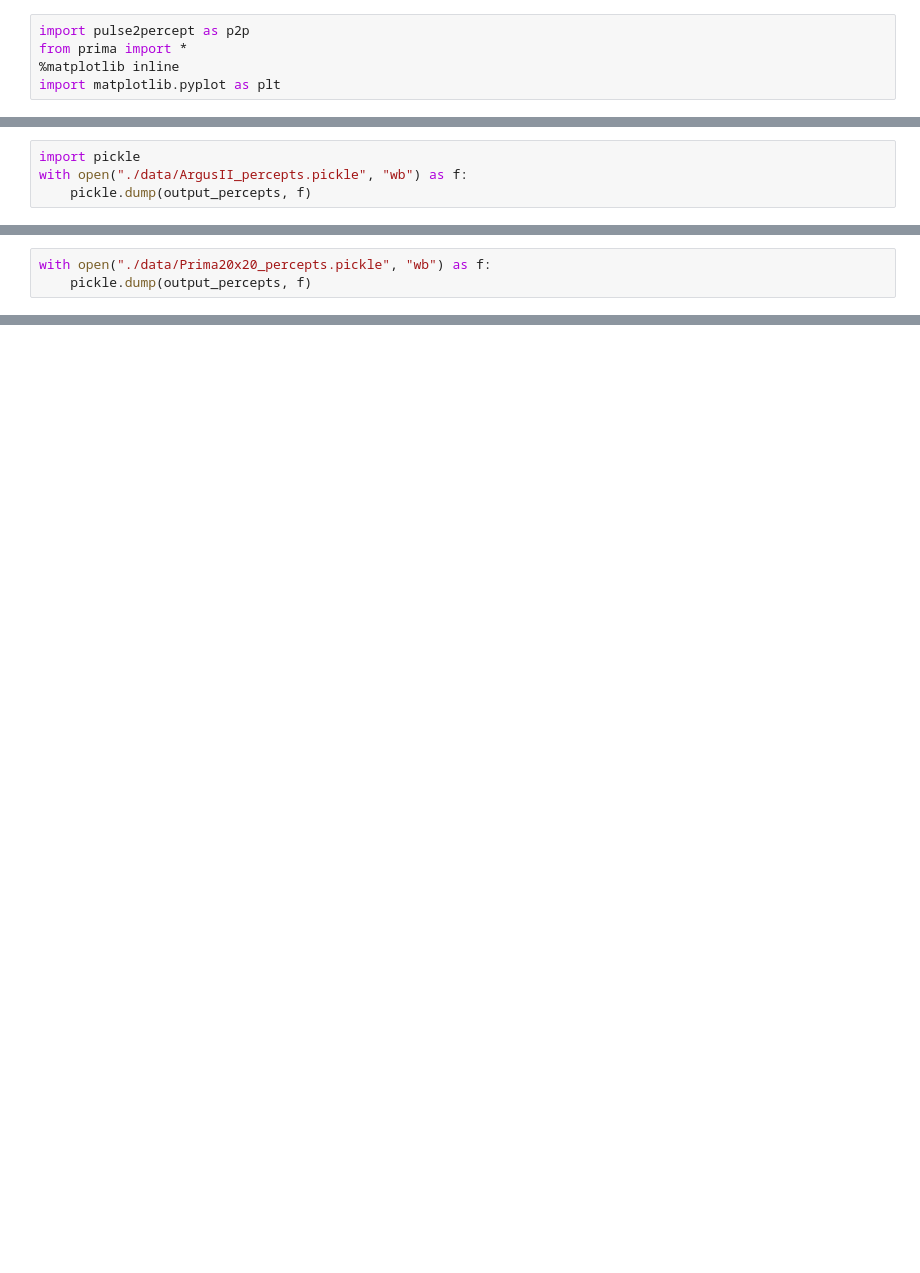
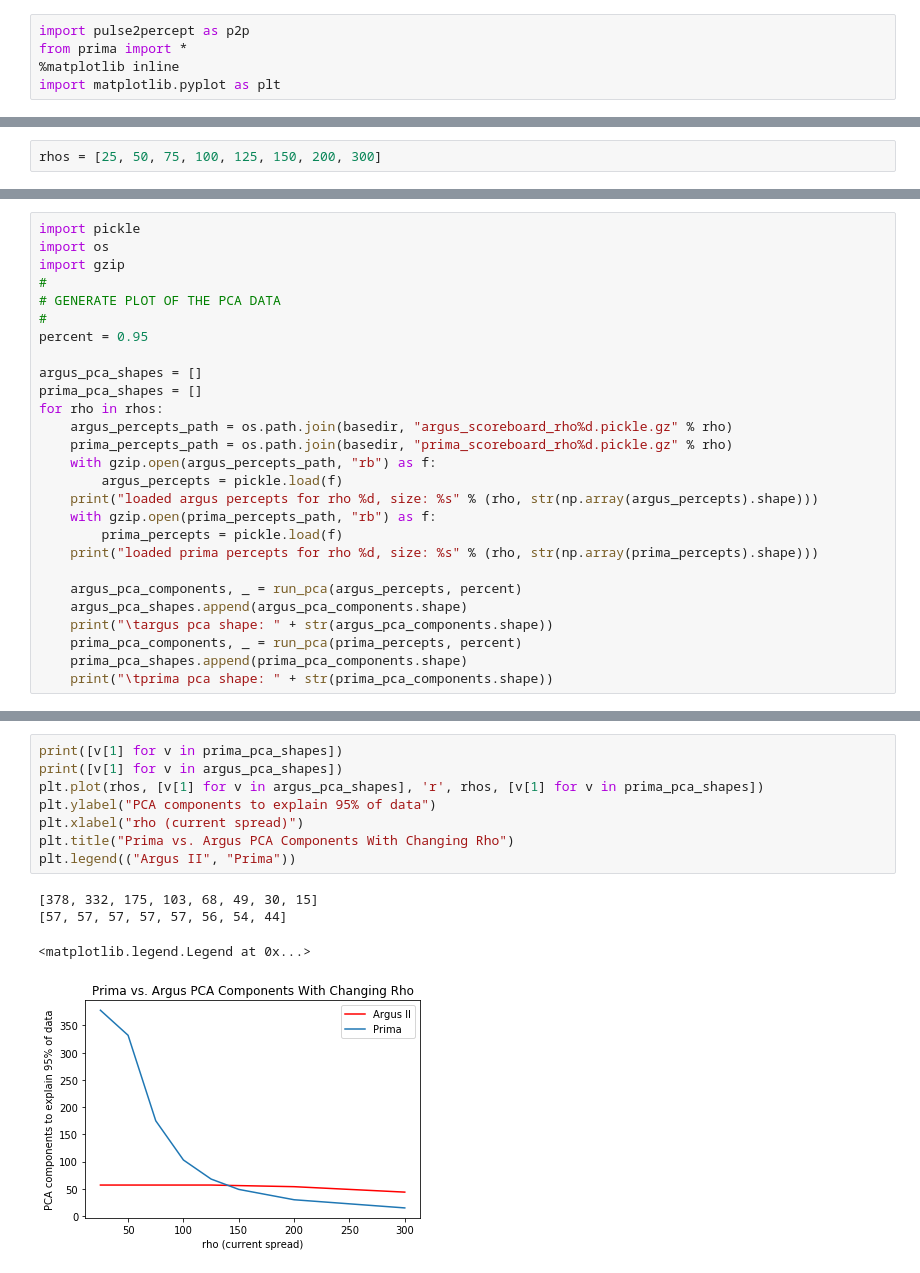
Before and after one commit to garethgeorge/prima-p2p-jupyternb, a Jupyter notebook: gareth-generate-pca-dataset.ipynb, the cells around one changed output, grey strips where cells are left out. Drawn from its saved outputs; the diff is of its cells as text; blank space fills up the shorter version.

```diff
--- a/gareth-generate-pca-dataset.ipynb
+++ b/gareth-generate-pca-dataset.ipynb
@@ -89,4 +27,0 @@ done generating percept for index: 59
-# %%
-import pickle
-with open("./data/ArgusII_percepts.pickle", "wb") as f:
-    pickle.dump(output_percepts, f)
@@ -116,3 +27,0 @@ done generating percept for index: 395
-# %%
-with open("./data/Prima20x20_percepts.pickle", "wb") as f:
-    pickle.dump(output_percepts, f)
@@ -118,0 +105,2 @@ with open("./data/Prima20x20_percepts.pickle", "wb") as f:
+# %%
+rhos = [25, 50, 75, 100, 125, 150, 200, 300]
@@ -118,0 +182,27 @@ with open("./data/Prima20x20_percepts.pickle", "wb") as f:
+# %%
+import pickle
+import os
+import gzip
+#
+# GENERATE PLOT OF THE PCA DATA
+#
+percent = 0.95
+
+argus_pca_shapes = []
+prima_pca_shapes = []
+for rho in rhos:
+    argus_percepts_path = os.path.join(basedir, "argus_scoreboard_rho%d.pickle.gz" % rho)
+    prima_percepts_path = os.path.join(basedir, "prima_scoreboard_rho%d.pickle.gz" % rho)
+    with gzip.open(argus_percepts_path, "rb") as f:
+        argus_percepts = pickle.load(f)
+    print("loaded argus percepts for rho %d, size: %s" % (rho, str(np.array(argus_percepts).shape)))
+    with gzip.open(prima_percepts_path, "rb") as f:
+        prima_percepts = pickle.load(f)
+    print("loaded prima percepts for rho %d, size: %s" % (rho, str(np.array(prima_percepts).shape)))
+
+    argus_pca_components, _ = run_pca(argus_percepts, percent)
+    argus_pca_shapes.append(argus_pca_components.shape)
+    print("\targus pca shape: " + str(argus_pca_components.shape))
+    prima_pca_components, _ = run_pca(prima_percepts, percent)
+    prima_pca_shapes.append(prima_pca_components.shape)
+    print("\tprima pca shape: " + str(prima_pca_components.shape))
@@ -118,0 +227,13 @@ with open("./data/Prima20x20_percepts.pickle", "wb") as f:
+# %%
+print([v[1] for v in prima_pca_shapes])
+print([v[1] for v in argus_pca_shapes])
+plt.plot(rhos, [v[1] for v in argus_pca_shapes], 'r', rhos, [v[1] for v in prima_pca_shapes])
+plt.ylabel("PCA components to explain 95% of data")
+plt.xlabel("rho (current spread)")
+plt.title("Prima vs. Argus PCA Components With Changing Rho")
+plt.legend(("Argus II", "Prima"))
+# %% [output]
+[378, 332, 175, 103, 68, 49, 30, 15]
+[57, 57, 57, 57, 57, 56, 54, 44]
+<matplotlib.legend.Legend at 0x...>
+[figure, added]
```
Also changed, not shown: parts of 16 cells of this notebook, 22 other files.
